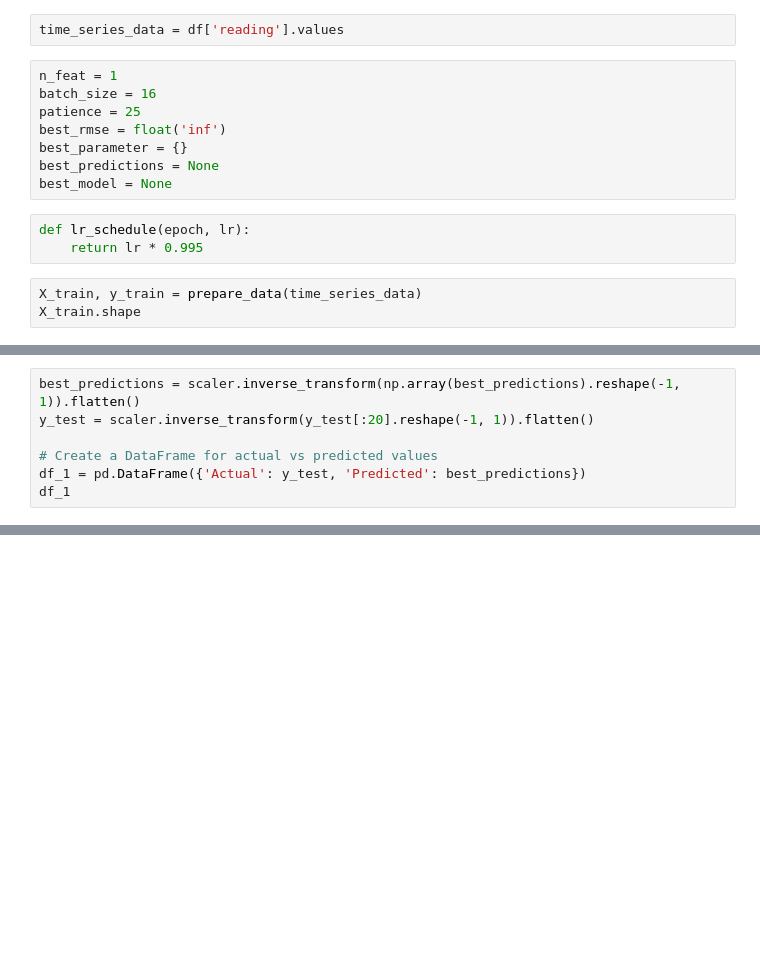
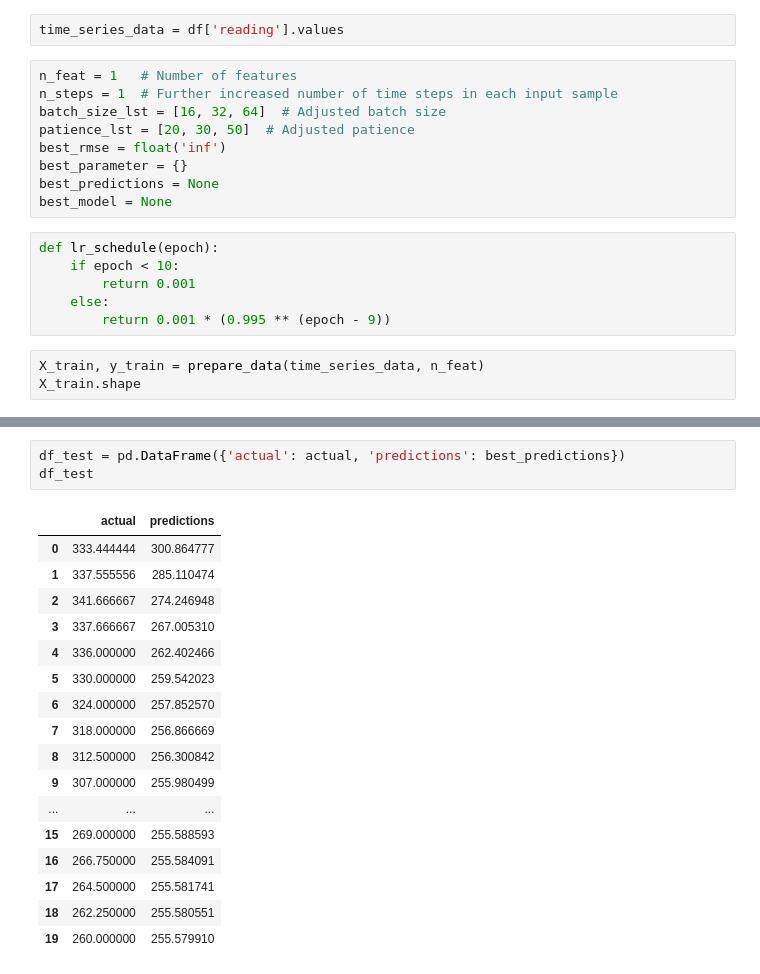
Before and after one commit to Mohammad-Soban/Glucose_Level_Prediction, a Jupyter notebook: soban.ipynb, the cells around one changed output, grey strips where cells are left out. Cells and saved outputs as stored; diff of their text form; blank space fills up the shorter version.

```diff
--- a/soban.ipynb
+++ b/soban.ipynb
@@ -95,17 +100,21 @@ def prepare_data(time_series_data):
 # %%
 time_series_data = df['reading'].values
 # %%
-n_feat = 1
-batch_size = 16
-patience = 25
+n_feat = 1   # Number of features
+n_steps = 1  # Further increased number of time steps in each input sample
+batch_size_lst = [16, 32, 64]  # Adjusted batch size
+patience_lst = [20, 30, 50]  # Adjusted patience
 best_rmse = float('inf')
 best_parameter = {}
 best_predictions = None
 best_model = None
 # %%
-def lr_schedule(epoch, lr):
-    return lr * 0.995
+def lr_schedule(epoch):
+    if epoch < 10:
+        return 0.001
+    else:
+        return 0.001 * (0.995 ** (epoch - 9))
 # %%
-X_train, y_train = prepare_data(time_series_data)
+X_train, y_train = prepare_data(time_series_data, n_feat)
 X_train.shape
 # %% [output]
@@ -190,7 +347,0 @@ Best RMSE: 5856.942012581135
-# %%
-best_predictions = scaler.inverse_transform(np.array(best_predictions).reshape(-1, 1)).flatten()
-y_test = scaler.inverse_transform(y_test[:20].reshape(-1, 1)).flatten()
-
-# Create a DataFrame for actual vs predicted values
-df_1 = pd.DataFrame({'Actual': y_test, 'Predicted': best_predictions})
-df_1
@@ -408,0 +348,21 @@ IndexError: too many indices for array: array is 0-dimensional, but 1 were index
+# %%
+df_test = pd.DataFrame({'actual': actual, 'predictions': best_predictions})
+df_test
+# %% [output]
+|  | actual | predictions |
+| 0 | 333.444444 | 300.864777 |
+| 1 | 337.555556 | 285.110474 |
+| 2 | 341.666667 | 274.246948 |
+| 3 | 337.666667 | 267.005310 |
+| 4 | 336.000000 | 262.402466 |
+| 5 | 330.000000 | 259.542023 |
+| 6 | 324.000000 | 257.852570 |
+| 7 | 318.000000 | 256.866669 |
+| 8 | 312.500000 | 256.300842 |
+| 9 | 307.000000 | 255.980499 |
+| ... | ... | ... |
+| 15 | 269.000000 | 255.588593 |
+| 16 | 266.750000 | 255.584091 |
+| 17 | 264.500000 | 255.581741 |
+| 18 | 262.250000 | 255.580551 |
+| 19 | 260.000000 | 255.579910 |
```
Also changed, not shown: parts of 9 cells of this notebook, 6 other files.
